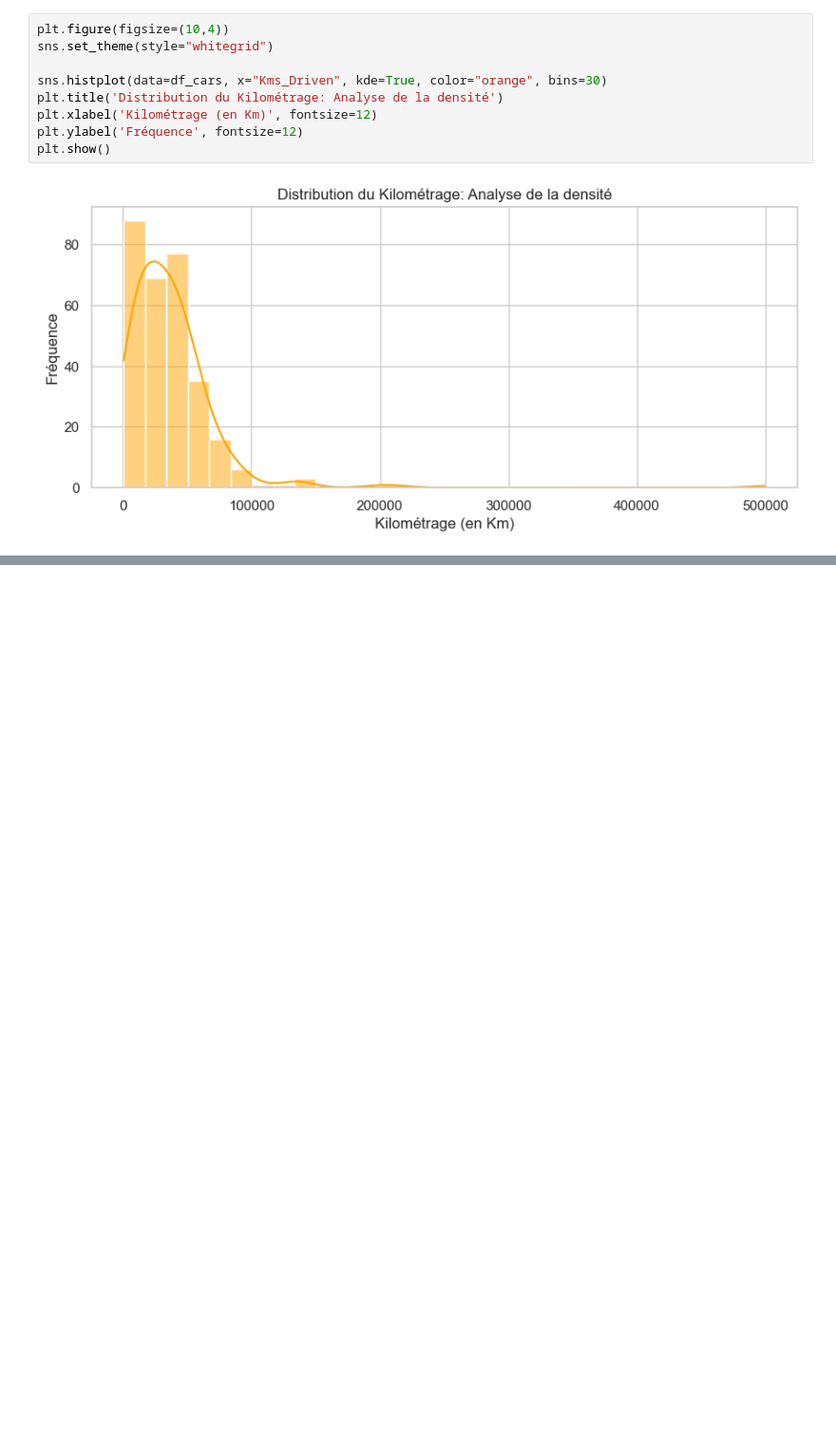
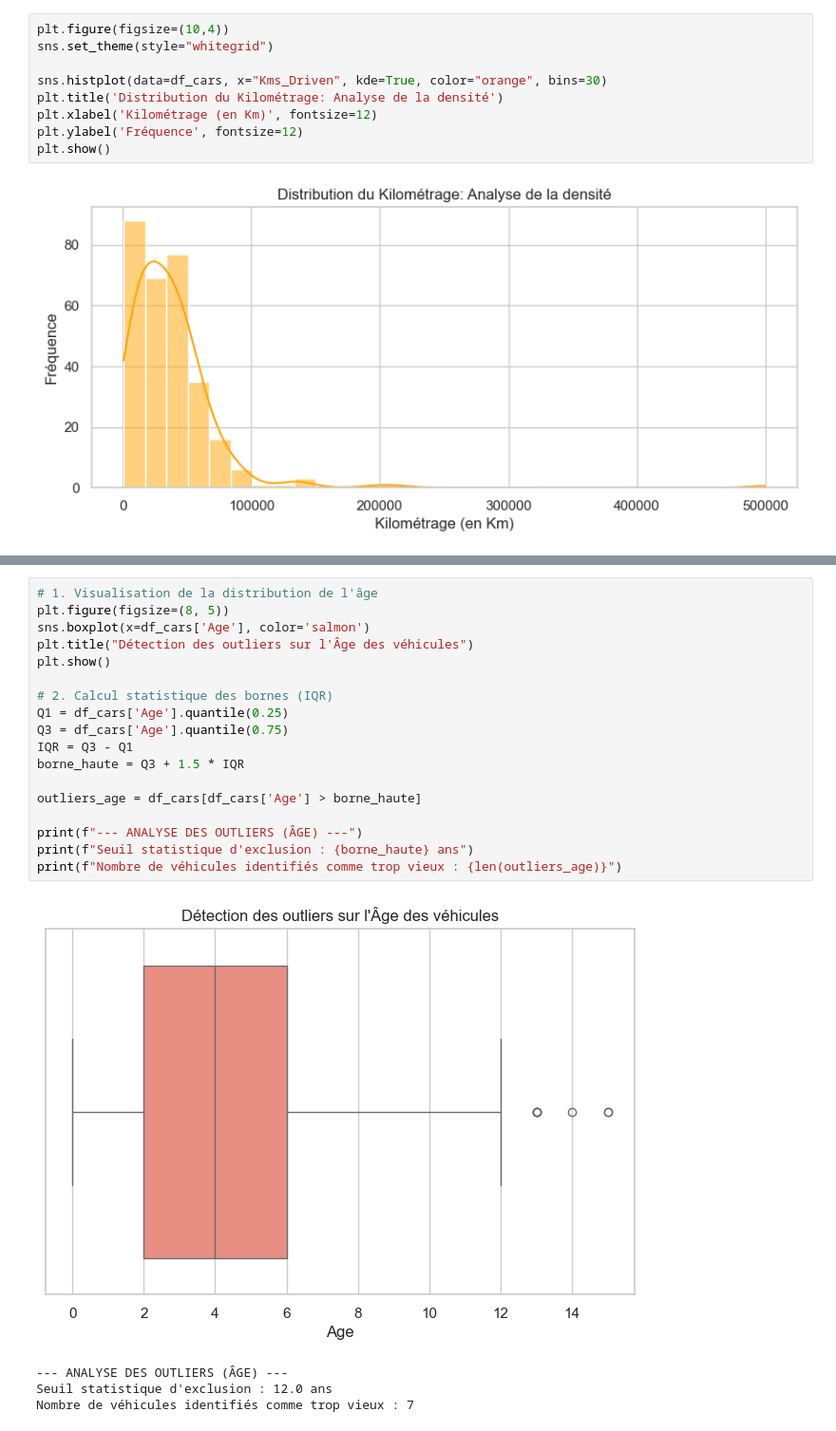
Before and after one commit to Paul-Emmanuel-Buffe/new-car, a Jupyter notebook: notebook/new-car.ipynb, the cells around one changed output, grey strips where cells are left out. Shown at 95% size. Drawn from its saved outputs; the diff is of its cells as text; blank space fills up the shorter version.

```diff
--- a/notebook/new-car.ipynb
+++ b/notebook/new-car.ipynb
@@ -285,0 +348,23 @@ L'absence d'outliers majeurs sur l'âge rend cette variable très "stable" pour
+# %%
+# 1. Visualisation de la distribution de l'âge
+plt.figure(figsize=(8, 5))
+sns.boxplot(x=df_cars['Age'], color='salmon')
+plt.title("Détection des outliers sur l'Âge des véhicules")
+plt.show()
+
+# 2. Calcul statistique des bornes (IQR)
+Q1 = df_cars['Age'].quantile(0.25)
+Q3 = df_cars['Age'].quantile(0.75)
+IQR = Q3 - Q1
+borne_haute = Q3 + 1.5 * IQR
+
+outliers_age = df_cars[df_cars['Age'] > borne_haute]
+
+print(f"--- ANALYSE DES OUTLIERS (ÂGE) ---")
+print(f"Seuil statistique d'exclusion : {borne_haute} ans")
+print(f"Nombre de véhicules identifiés comme trop vieux : {len(outliers_age)}")
+# %% [output]
+[figure, added]
+--- ANALYSE DES OUTLIERS (ÂGE) ---
+Seuil statistique d'exclusion : 12.0 ans
+Nombre de véhicules identifiés comme trop vieux : 7
```
Also changed, not shown: parts of 39 cells of this notebook.
